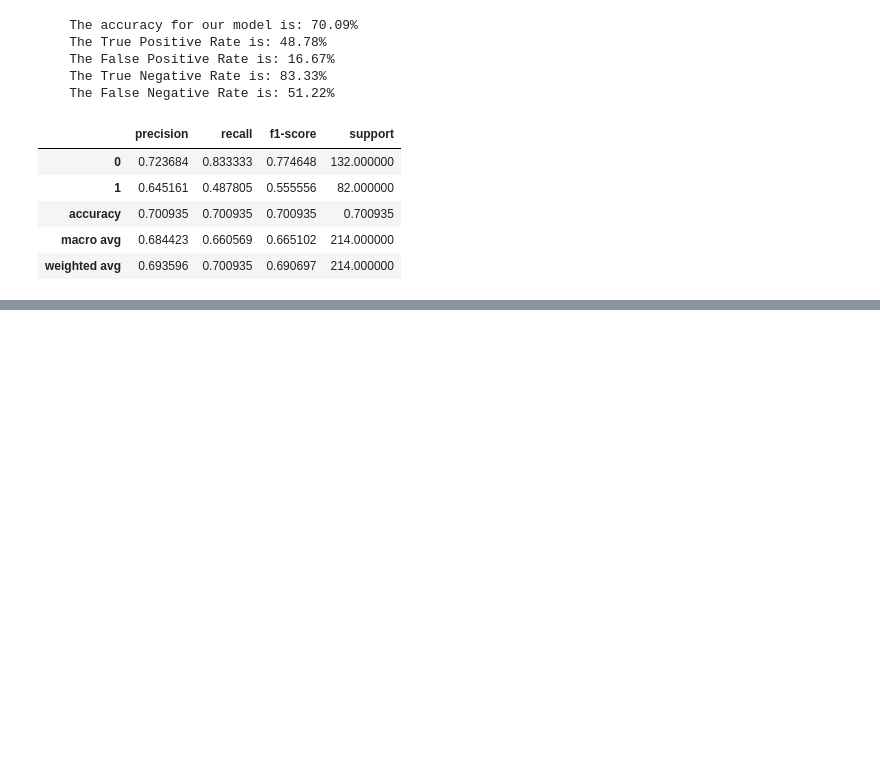
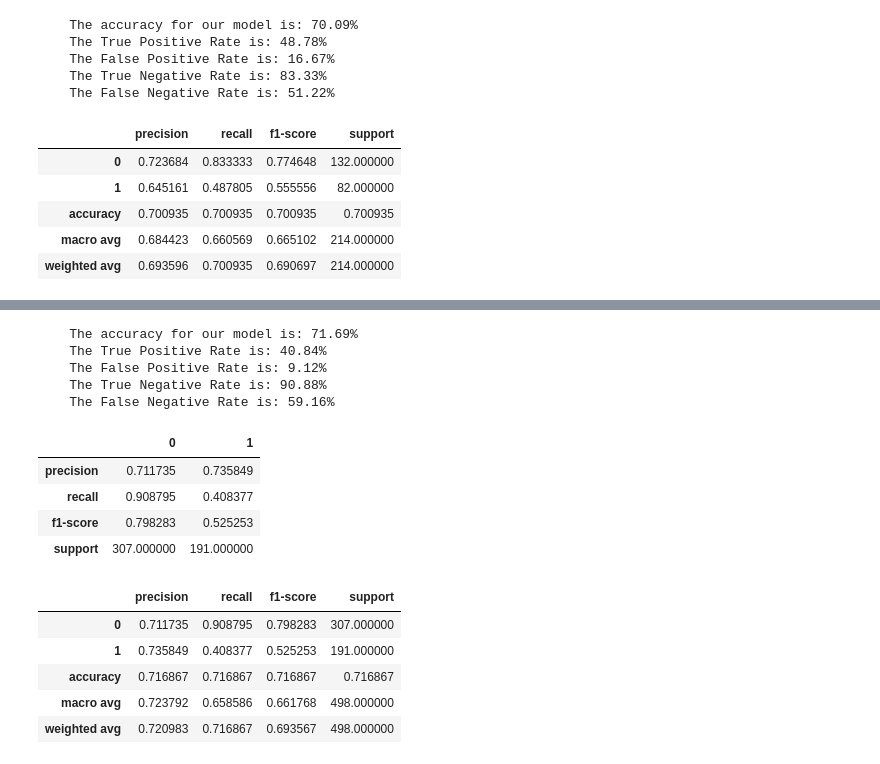
Before and after one commit to o0amandagomez0o/classification-exercises, a Jupyter notebook: model.ipynb, the cells around one changed output, grey strips where cells are left out. Cells and saved outputs as stored; diff of their text form; code cells hidden in the pictures; blank space fills up the shorter version.

```diff
--- a/model.ipynb
+++ b/model.ipynb
@@ -1061,0 +1231,4 @@ get_metrics_bin(rf2, X_validate, y_validate)
+# %%
+# Create KNN object
+# weights = ['uniform', 'density']
+knn20 = KNeighborsClassifier(n_neighbors=20, weights='uniform')
@@ -1061,0 +1240,20 @@ get_metrics_bin(rf2, X_validate, y_validate)
+# %%
+e, f = get_metrics_knn(knn20, X_train, y_train)
+display(e, f)
+# %% [output]
+    The accuracy for our model is: 71.69%
+    The True Positive Rate is: 40.84%
+    The False Positive Rate is: 9.12%
+    The True Negative Rate is: 90.88%
+    The False Negative Rate is: 59.16%
+|  | 0 | 1 |
+| precision | 0.711735 | 0.735849 |
+| recall | 0.908795 | 0.408377 |
+| f1-score | 0.798283 | 0.525253 |
+| support | 307.000000 | 191.000000 |
+|  | precision | recall | f1-score | support |
+| 0 | 0.711735 | 0.908795 | 0.798283 | 307.000000 |
+| 1 | 0.735849 | 0.408377 | 0.525253 | 191.000000 |
+| accuracy | 0.716867 | 0.716867 | 0.716867 | 0.716867 |
+| macro avg | 0.723792 | 0.658586 | 0.661768 | 498.000000 |
+| weighted avg | 0.720983 | 0.716867 | 0.693567 | 498.000000 |
```
Also changed, not shown: parts of 33 cells of this notebook.
